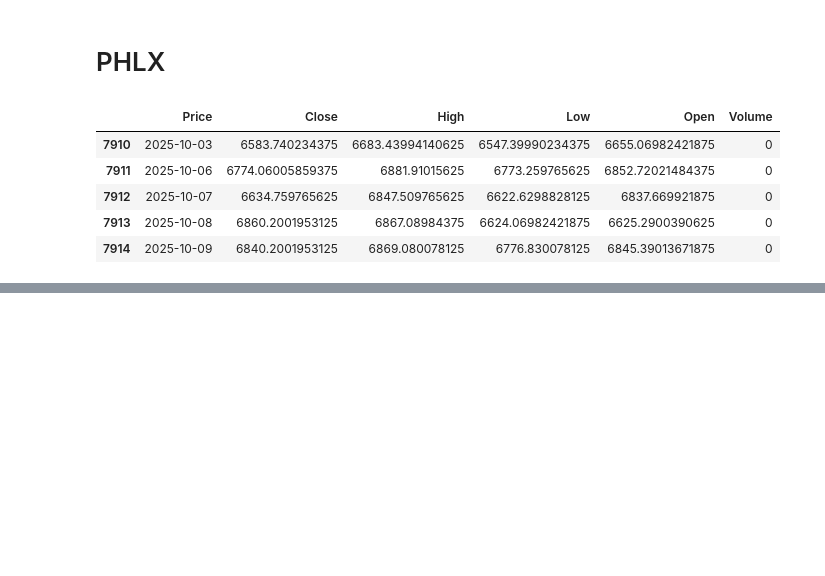
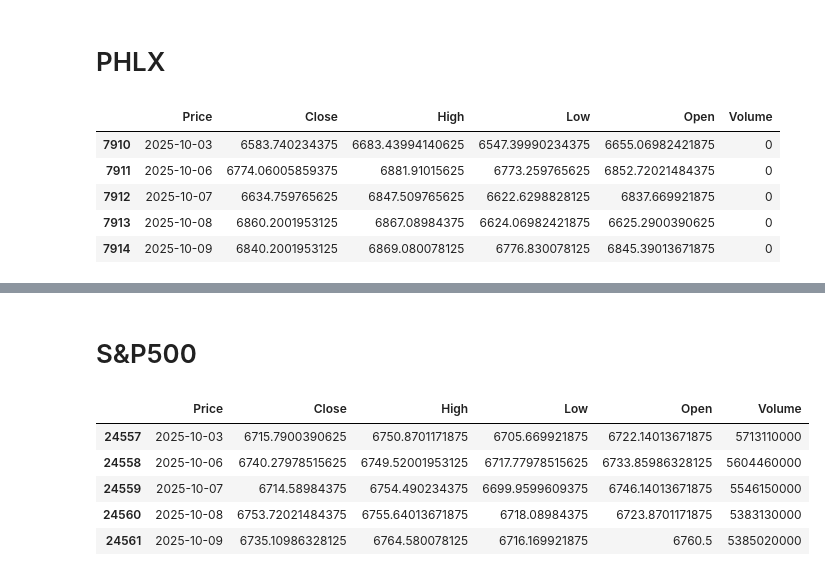
Before and after one commit to DawidK4/BSEPrediction, a Jupyter notebook: market_data/market_data_EDA.ipynb, the cells around one changed output, grey strips where cells are left out. Drawn from its saved outputs; the diff is of its cells as text; code cells hidden in the pictures; blank space fills up the shorter version.

```diff
--- a/market_data/market_data_EDA.ipynb
+++ b/market_data/market_data_EDA.ipynb
@@ -236,0 +256,11 @@ phlx_semiconductor_index['Date'] = pd.to_datetime(nyse_composite['Date'])
+# %% [markdown]
+# S&P500
+# %%
+sp_500.tail()
+# %% [output]
+|  | Price | Close | High | Low | Open | Volume |
+| 24557 | 2025-10-03 | 6715.7900390625 | 6750.8701171875 | 6705.669921875 | 6722.14013671875 | 5713110000 |
+| 24558 | 2025-10-06 | 6740.27978515625 | 6749.52001953125 | 6717.77978515625 | 6733.85986328125 | 5604460000 |
+| 24559 | 2025-10-07 | 6714.58984375 | 6754.490234375 | 6699.9599609375 | 6746.14013671875 | 5546150000 |
+| 24560 | 2025-10-08 | 6753.72021484375 | 6755.64013671875 | 6718.08984375 | 6723.8701171875 | 5383130000 |
+| 24561 | 2025-10-09 | 6735.10986328125 | 6764.580078125 | 6716.169921875 | 6760.5 | 5385020000 |
```
Also changed, not shown: parts of 4 cells of this notebook.
